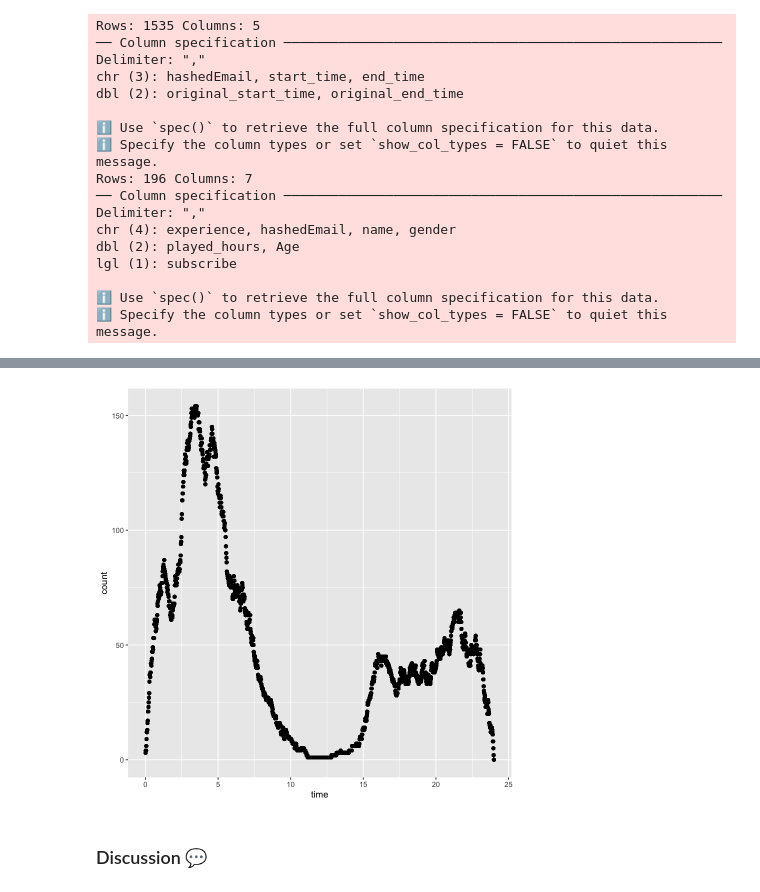
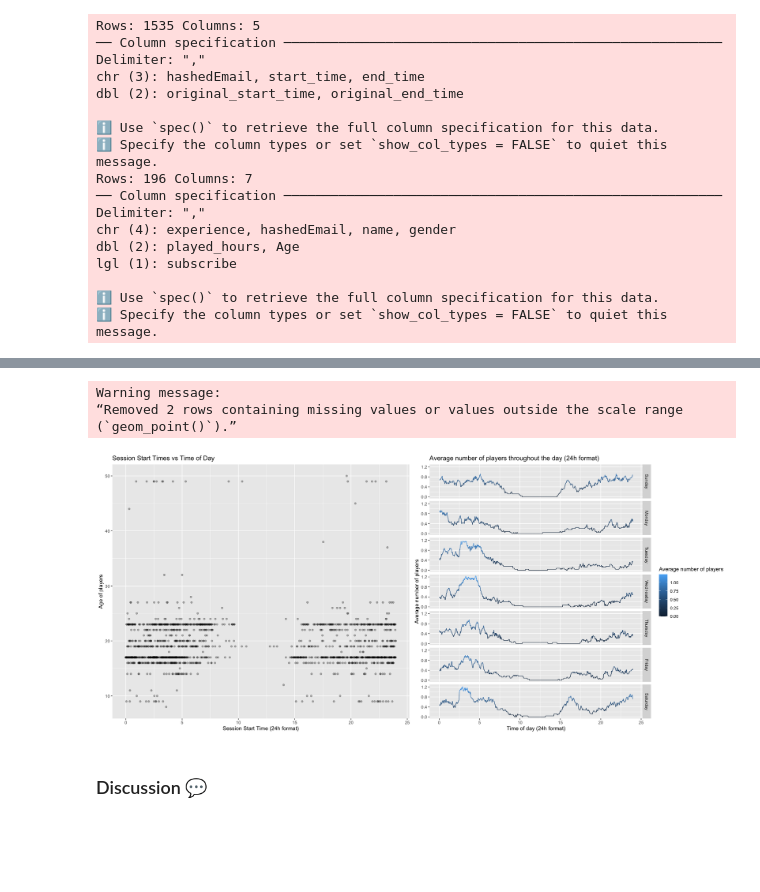
Before and after one commit to liammurray123/DSCI-100-Final-Project, a Jupyter notebook: Analysis.ipynb, the cells around one changed output, grey strips where cells are left out. Cells and saved outputs as stored; diff of their text form; code cells hidden in the pictures; blank space fills up the shorter version.

```diff
--- a/Analysis.ipynb
+++ b/Analysis.ipynb
@@ -267,23 +263,26 @@ Warning message:
 # %%
-# Exploring the total users active on the server over a 24 hour period. Idea: Seperate over unique days?
+# Create a sequence of every minute the server was active
+time_seq <- seq(boundaries$oldest, boundaries$newest, "min")
 
-# time_data <- merged_data |>
-#     select(start_time, end_time) |>
-#     mutate(start_time = hour(start_time) + minute(start_time)/60, end_time = hour(end_time) + minute(end_time)/60) |>
-#     na.omit()
+# Count active players for each minute
+activity_by_min <- tibble(time = time_seq) |>
+    rowwise() |>
+    mutate(
+        count = sum(time_data$start_time <= time & time_data$end_time > time)
+        )
 
-# # time_data
-# time_seq <- seq(from = 0, to = 24, by = 1/(60*24))
-
-# activity_by_min <- tibble(time = time_seq) |>
-#     rowwise() |>
-#     mutate(count = sum(time_data$start_time <= time & time_data$end_time > time))
-
-# # activity_by_min
-
-# activity_plot <- activity_by_min |> ggplot(aes(x=time, y=count)) +
-#     geom_point()
-
-# activity_plot
+activity_plot_data <- activity_by_min |>
+    mutate(
+        day_of_week = wday(time, label=TRUE, abbr=FALSE),
+        time_clock = (hour(time) + minute(time)/60)
+        ) |>
+    group_by(day_of_week, time_clock) |>
+    mutate(count = mean(count))
-# %% [output]
-[figure, removed]
+# %%
+options(repr.plot.width = 12)
+daily_activity_plot <- activity_plot_data |>
+    ggplot(aes(x=time_clock, y=count)) +
+        geom_line(aes( color = count)) +
+        # geom_smooth(method = "lm", formula = y ~ poly(x,18), color="black") +
+        facet_grid(rows = vars(day_of_week)) +
+    labs(x="Time of day (24h format)", y="Average number of players", title="Average number of players throughout the day (24h format)", colour = "Average number of players")
@@ -290,3 +303,11 @@ Warning message:
+# %%
+options(repr.plot.width = 18, repr.plot.height = 8)
+final_plot <- grid.arrange(session_start_vs_time, daily_activity_plot, ncol=2)
+# %% [output]
+Warning message:
+“Removed 2 rows containing missing values or values outside the scale range
+(`geom_point()`).”
+[figure, added]
 # %% [markdown]
 ### Discussion 💬
 <!-- summarize what you found
```
Also changed, not shown: parts of 9 cells of this notebook, 2 other files.
